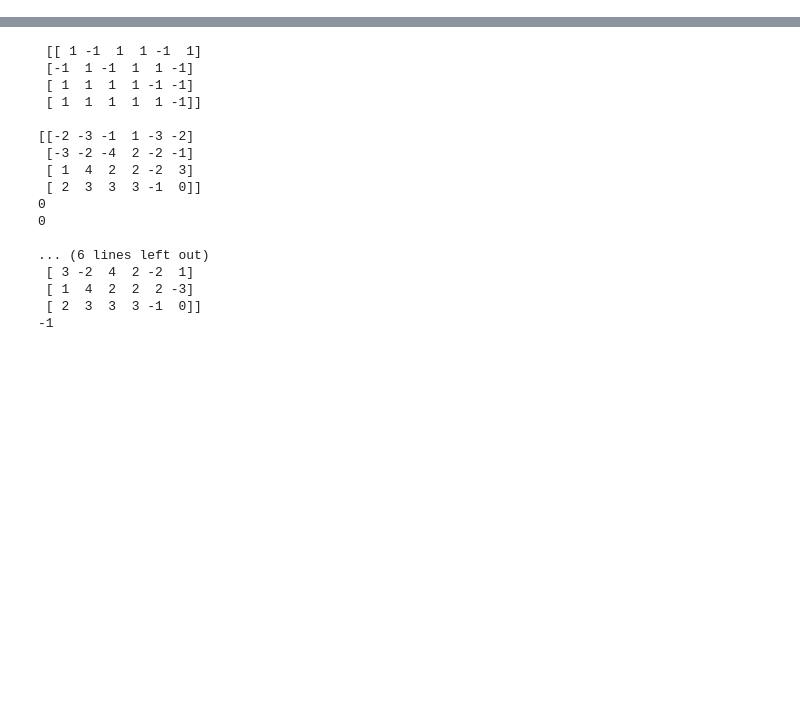
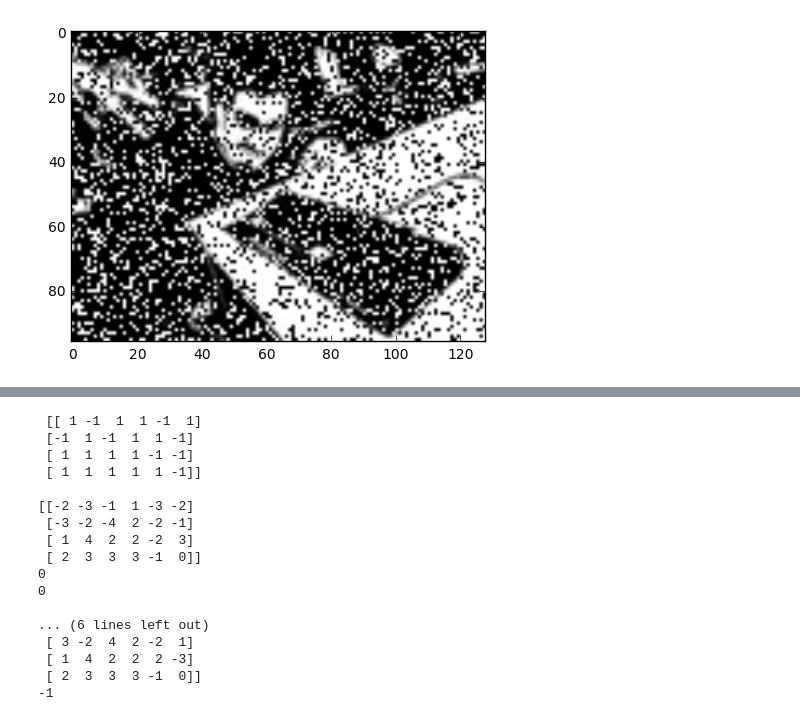
Before and after one commit to ellisp97/machine-learning-2, a Jupyter notebook: code/Untitled.ipynb, the cells around one changed output, grey strips where cells are left out. Drawn from its saved outputs; the diff is of its cells as text; code cells hidden in the pictures; blank space fills up the shorter version.

```diff
--- a/code/Untitled.ipynb
+++ b/code/Untitled.ipynb
@@ -258,0 +69,97 @@ False
+# %%
+print(im2.shape)
+latent_im2 = np.copy(im2)
+# print(im2.item((34, 123)))
+# print(im2.item((36, 123)))
+# print(im2.item((33, 45)))
+
+def bookEnergy(image, xImage, point):
+    #last term
+    height, width = heightWidth(image)
+
+    kernel = np.array([[0,1,0],
+                       [1,0,1],
+                       [0,1,0]])
+    xImage[point] = 1
+    XY_multiplied_pos = np.multiply(image, xImage)
+    finalSumPos = np.sum(XY_multiplied_pos)
+    XN_convolved_pos = signal.convolve2d(xImage, kernel, mode='same')
+    XN_multiplied_pos = np.multiply(xImage, XN_convolved_pos)
+    middleSumPos = np.sum(XN_multiplied_pos)
+
+    xImage[point] = -1
+    XY_multiplied_neg = np.multiply(image, xImage)
+    finalSumNeg = np.sum(XY_multiplied_neg)
+    XN_convolved_neg = signal.convolve2d(xImage, kernel, mode='same')
+    XN_multiplied_neg = np.multiply(xImage, XN_convolved_neg)
+    middleSumNeg = np.sum(XN_multiplied_neg)
+#     middleSumPos = 0
+#     middleSumNeg = 0
+    totalSumPos = finalSumPos + middleSumPos
+    totalSumNeg = finalSumNeg + middleSumNeg
+    return totalSumPos/10000, totalSumNeg/10000
+
+def jointProb(image, xImage, point):
+    Z = 1
+    posEnergy, negEnergy = bookEnergy(image, xImage, point)
+    posVal = 1/Z * np.exp(posEnergy)
+    negVal = 1/Z * np.exp(negEnergy)
+    return posVal, negVal
+
+def ICM(image):
+    #set all the x variables to be = y variables
+    #i.e. all the latent variables initialised as the image output
+    H, W = heightWidth(image)
+    X = np.copy(image)
+    X[X > 0.5] = 1
+    X[X <= 0.5] = -1
+    print(X)
+    print("initialised X i.e. latent image")
+    fig = plt.figure()
+    ax = fig.add_subplot(111)
+    ax.imshow(im2,cmap='gray')
+    plt.show()
+    for iterations in range(2):
+        flag = False
+        for i in range(H):
+            for j in range(W):
+                point = (i,j)
+                probPos, probNeg = jointProb(image, X, point)
+                if(probPos > probNeg):
+                    if(X[point] == -1):
+                        flag = True
+                        X[point] = 1
+                elif(probNeg > probPos):
+                    if(X[point] == 1):
+                        print("yah")
+                        flag = True
+                        X[point] = -1
+        fig2 = plt.figure()
+        ax2 = fig2.add_subplot(111)
+        ax2.imshow(X,cmap='gray')
+        plt.show()
+        if(flag == False):
+            print("bail early")
+            break
+        print("one iteration of ICM done")
+    print("We compeleted ", iterations+1, " iterations")
+
+    X[X != 1] = 0
+
+    return X
+
+imFIXED = ICM(im2)
+
+print(np.array_equal(im2, imFIXED))
+
+print(imFIXED.item((34, 123)))
+print(imFIXED.item((36, 123)))
+print(imFIXED.item((33, 45)))
+
+fig = plt.figure()
+ax = fig.add_subplot(121)
+ax.imshow(imFIXED,cmap='gray')
+ax2 = fig.add_subplot(122)
+ax2.imshow(im2,cmap='gray')
+plt.show()
+# %% [output]
@@ -258,0 +175 @@ False
+[figure, added]
```
Also changed, not shown: parts of 4 cells of this notebook, 1 other file.
